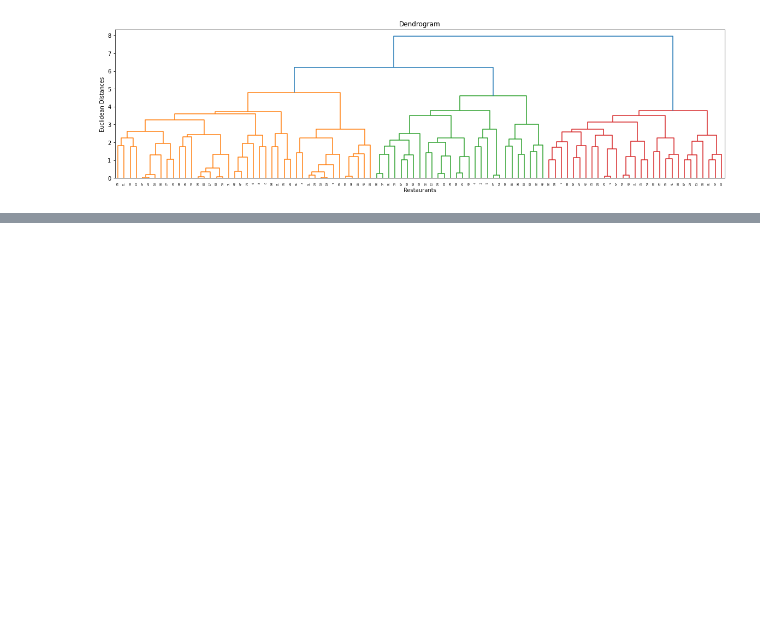
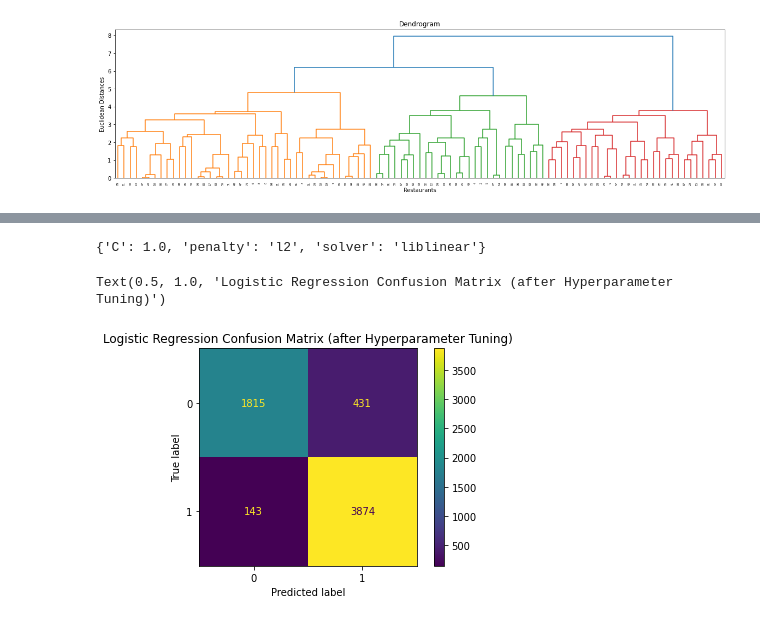
Before and after one commit to Srijan-Rai/Zomato-Restaurant-Clustering, a Jupyter notebook: ZOMATO_RESTAURANT_CLUSTERING_AND_SENTIMENT_ANALYSIS.ipynb, the cells around one changed output, grey strips where cells are left out. Drawn from its saved outputs; the diff is of its cells as text; code cells hidden in the pictures; blank space fills up the shorter version.

```diff
--- a/ZOMATO_RESTAURANT_CLUSTERING_AND_SENTIMENT_ANALYSIS.ipynb
+++ b/ZOMATO_RESTAURANT_CLUSTERING_AND_SENTIMENT_ANALYSIS.ipynb
@@ -770,0 +1092,6 @@ plt.show() # find largest vertical distance we can make without crossing any oth
+# %%
+# Logistic Regression Hyperparameters
+LogisticRegressionModel = [["Logistic Regression", LogisticRegression(random_state=42)]]
+LogisticRegressionParms = {'solver' : ['newton-cg', 'lbfgs', 'liblinear'],'penalty': ['l1', 'l2', 'elasticnet'], 'C': [100, 10, 1.0, 0.1, 0.01]}
+# %%
+LGR_Result,LGR_Best_Params, LGR_Train_Cm , LGR_Test_CM = HPTuning(LogisticRegressionModel,LogisticRegressionParms)
@@ -770,0 +1103,13 @@ plt.show() # find largest vertical distance we can make without crossing any oth
+# %%
+LGR_Best_Params
+# %% [output]
+{'C': 1.0, 'penalty': 'l2', 'solver': 'liblinear'}
+# %%
+#Logistic Regression Training Confusion After Hyperparameter tuning
+LGR_Train_CM_Display =  ConfusionMatrixDisplay(confusion_matrix = LGR_Train_Cm)
+LGR_Train_CM_Display.plot()
+plt.grid(False)
+plt.title("Logistic Regression Confusion Matrix (after Hyperparameter Tuning)")
+# %% [output]
+Text(0.5, 1.0, 'Logistic Regression Confusion Matrix (after Hyperparameter Tuning)')
+[figure, added]
```
Also changed, not shown: parts of 56 cells of this notebook.
